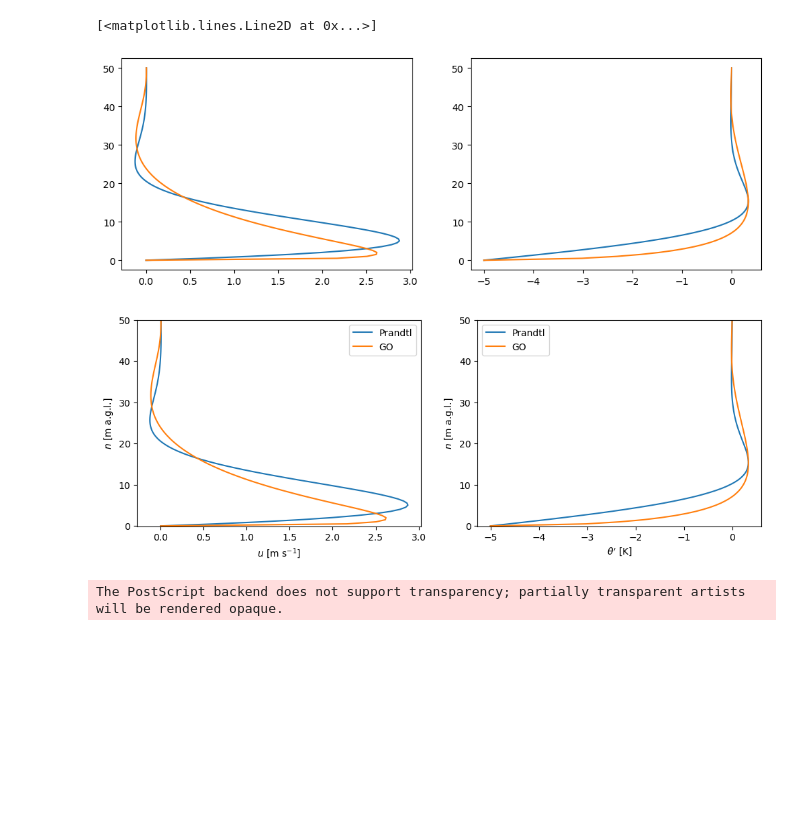
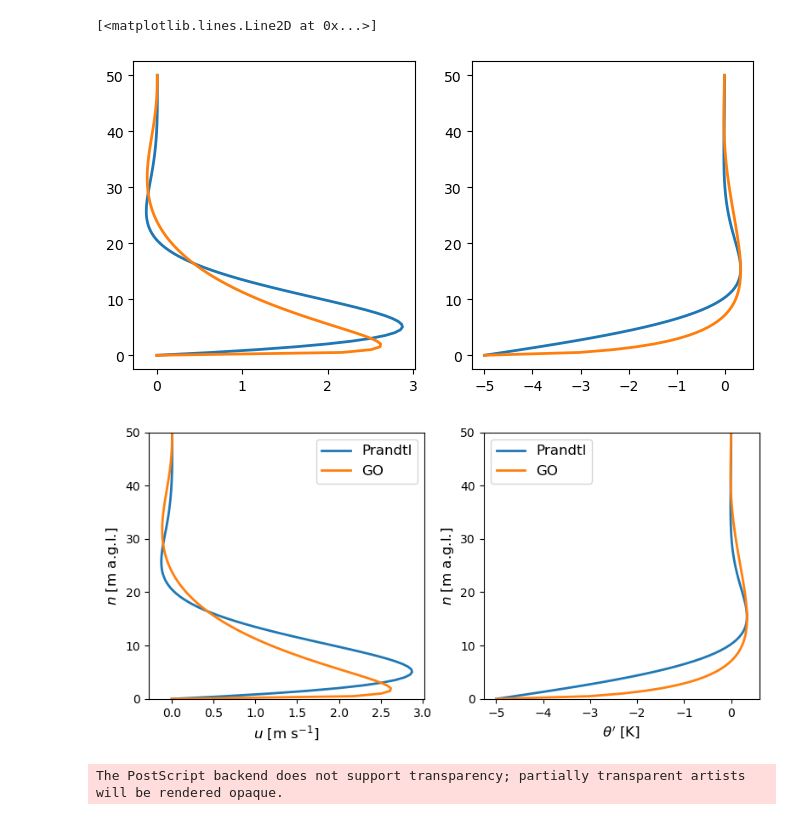
Before and after one commit to adconnolly/SlopeFlow, a Jupyter notebook: analysis/plot_profiles_analyticalOnly.ipynb, the cells around one changed output. Saved outputs shown, nothing was run; the diff lists cells and outputs as text; code cells hidden in the pictures; blank space fills up the shorter version.

Commit message:
Steady state profiles added and label sizing in all profiles

```diff
--- a/analysis/plot_profiles_analyticalOnly.ipynb
+++ b/analysis/plot_profiles_analyticalOnly.ipynb
@@ -48,33 +51,33 @@ T_GO = T0*np.exp(-1*exp_arg)*np.cos(exp_arg)
 # %%
 try:
     del(fig, axs)
     print("deleted old figure")
-    fig, axs = plt.subplots( 1, 2, figsize=(12, 4) )
+    fig, axs = plt.subplots( 1, 2, figsize=(8, 4) )
 except:
-    fig, axs = plt.subplots( 1, 2, figsize=(12, 4) )
+    fig, axs = plt.subplots( 1, 2, figsize=(8, 4) )
 
-axs[0].plot( u_Prandtl, n, label = 'Prandtl')
-axs[1].plot( T_Prandtl, n, label = 'Prandtl' )
+axs[0].plot( u_Prandtl, n, label = 'Prandtl' , linewidth=2)
+axs[1].plot( T_Prandtl, n, label = 'Prandtl' , linewidth=2)
 
-axs[0].plot( u_GO, n, label = 'GO')
-axs[1].plot( T_GO, n, label = 'GO' )
+axs[0].plot( u_GO, n, label = 'GO', linewidth=2)
+axs[1].plot( T_GO, n, label = 'GO' , linewidth=2)
 
 # axs[0].plot( u_flux*np.cos(slope), n*np.cos(slope), label = 'flux-Pr')
 # axs[1].plot( T_flux*np.cos(slope), n*np.cos(slope), label = 'flux-Pr' )
 # %% [output]
 [<matplotlib.lines.Line2D at 0x...>]
-[figure, old version]
+[figure, new version]
 # %%
 for ax in axs:
     ax.set_ylim( (-.1, ztop) )
-    ax.legend()
-axs[0].set_ylabel(r"$n$ [m a.g.l.]")
-axs[0].set_xlabel(r'$u$ [m s$^{-1}$]')
-axs[1].set_ylabel(r"$n$ [m a.g.l.]")
-axs[1].set_xlabel(r"$\theta'$ [K]")
+    ax.legend(fontsize=12)
+axs[0].set_ylabel(r"$n$ [m a.g.l.]",size=12)
+axs[0].set_xlabel(r'$u$ [m s$^{-1}$]',size=12)
+axs[1].set_ylabel(r"$n$ [m a.g.l.]",size=12)
+axs[1].set_xlabel(r"$\theta'$ [K]",size=12)
 # axs[1].set_xlabel(r"$\theta$ [K]")
-
+fig.tight_layout()
 fig
 # %% [output]
-[figure, old version]
+[figure, new version]
 # %%
```
Also changed, not shown: parts of 2 cells of this notebook, 8 other files.
